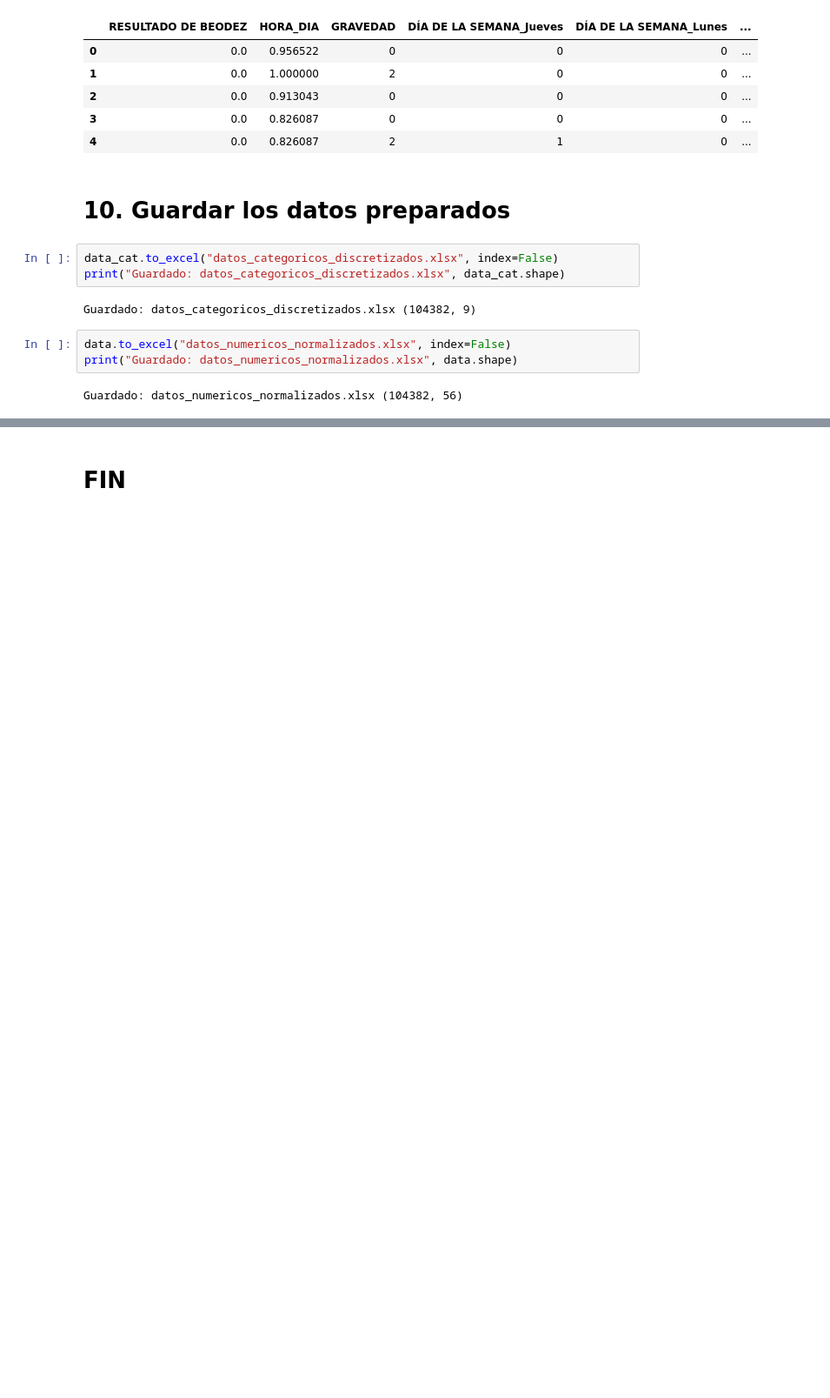
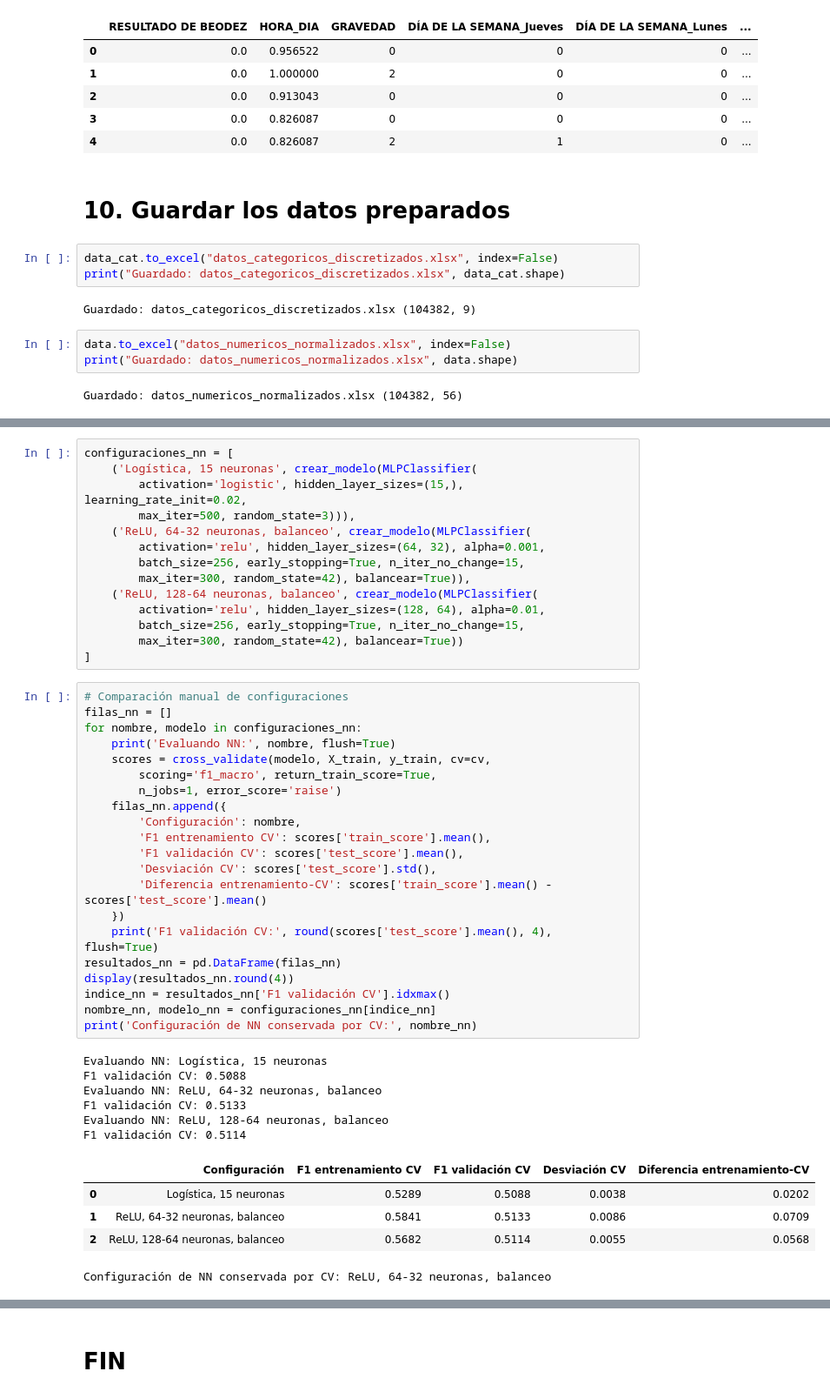
Before and after one commit to juanita003/Siniestros-viales, a Jupyter notebook: Preparacion_de_datos_Siniestros_Viales_Envigado.ipynb, the cells around one changed output, grey strips where cells are left out. Shown at 87% size. Saved outputs shown, nothing was run; the diff lists cells and outputs as text; blank space fills up the shorter version.

```diff
--- a/Preparacion_de_datos_Siniestros_Viales_Envigado.ipynb
+++ b/Preparacion_de_datos_Siniestros_Viales_Envigado.ipynb
@@ -855,0 +1108,47 @@ Guardado: datos_numericos_normalizados.xlsx (104382, 56)
+# %%
+configuraciones_nn = [
+    ('Logística, 15 neuronas', crear_modelo(MLPClassifier(
+        activation='logistic', hidden_layer_sizes=(15,), learning_rate_init=0.02,
+        max_iter=500, random_state=3))),
+    ('ReLU, 64-32 neuronas, balanceo', crear_modelo(MLPClassifier(
+        activation='relu', hidden_layer_sizes=(64, 32), alpha=0.001,
+        batch_size=256, early_stopping=True, n_iter_no_change=15,
+        max_iter=300, random_state=42), balancear=True)),
+    ('ReLU, 128-64 neuronas, balanceo', crear_modelo(MLPClassifier(
+        activation='relu', hidden_layer_sizes=(128, 64), alpha=0.01,
+        batch_size=256, early_stopping=True, n_iter_no_change=15,
+        max_iter=300, random_state=42), balancear=True))
+]
+# %%
+# Comparación manual de configuraciones
+filas_nn = []
+for nombre, modelo in configuraciones_nn:
+    print('Evaluando NN:', nombre, flush=True)
+    scores = cross_validate(modelo, X_train, y_train, cv=cv,
+        scoring='f1_macro', return_train_score=True,
+        n_jobs=1, error_score='raise')
+    filas_nn.append({
+        'Configuración': nombre,
+        'F1 entrenamiento CV': scores['train_score'].mean(),
+        'F1 validación CV': scores['test_score'].mean(),
+        'Desviación CV': scores['test_score'].std(),
+        'Diferencia entrenamiento-CV': scores['train_score'].mean() - scores['test_score'].mean()
+    })
+    print('F1 validación CV:', round(scores['test_score'].mean(), 4), flush=True)
+resultados_nn = pd.DataFrame(filas_nn)
+display(resultados_nn.round(4))
+indice_nn = resultados_nn['F1 validación CV'].idxmax()
+nombre_nn, modelo_nn = configuraciones_nn[indice_nn]
+print('Configuración de NN conservada por CV:', nombre_nn)
+# %% [output]
+Evaluando NN: Logística, 15 neuronas
+F1 validación CV: 0.5088
+Evaluando NN: ReLU, 64-32 neuronas, balanceo
+F1 validación CV: 0.5133
+Evaluando NN: ReLU, 128-64 neuronas, balanceo
+F1 validación CV: 0.5114
+|  | Configuración | F1 entrenamiento CV | F1 validación CV | Desviación CV | Diferencia entrenamiento-CV |
+| 0 | Logística, 15 neuronas | 0.5289 | 0.5088 | 0.0038 | 0.0202 |
+| 1 | ReLU, 64-32 neuronas, balanceo | 0.5841 | 0.5133 | 0.0086 | 0.0709 |
+| 2 | ReLU, 128-64 neuronas, balanceo | 0.5682 | 0.5114 | 0.0055 | 0.0568 |
+Configuración de NN conservada por CV: ReLU, 64-32 neuronas, balanceo
```
Also changed, not shown: parts of 24 cells of this notebook.
